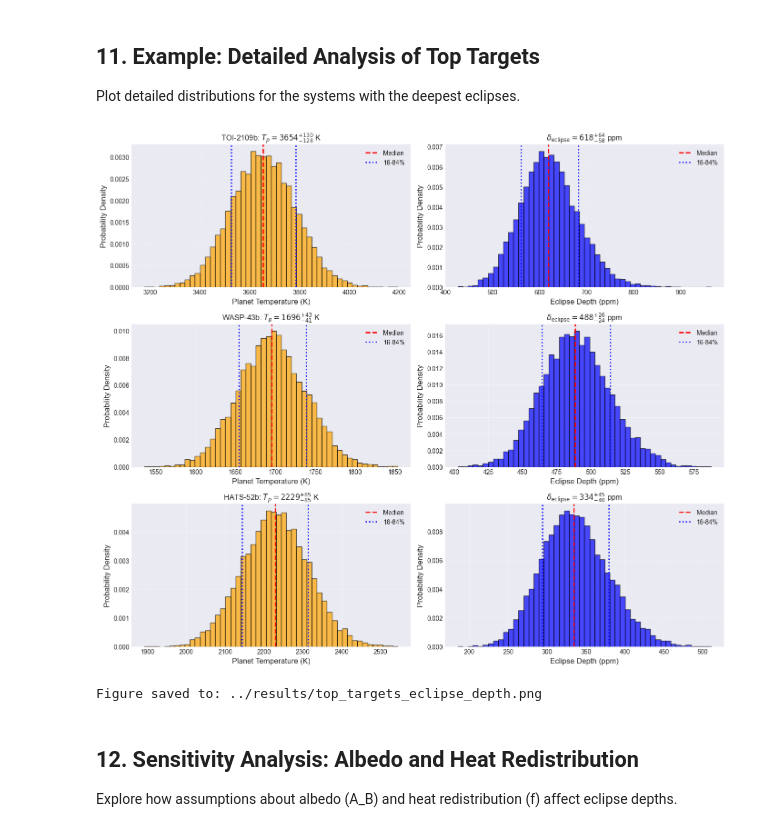
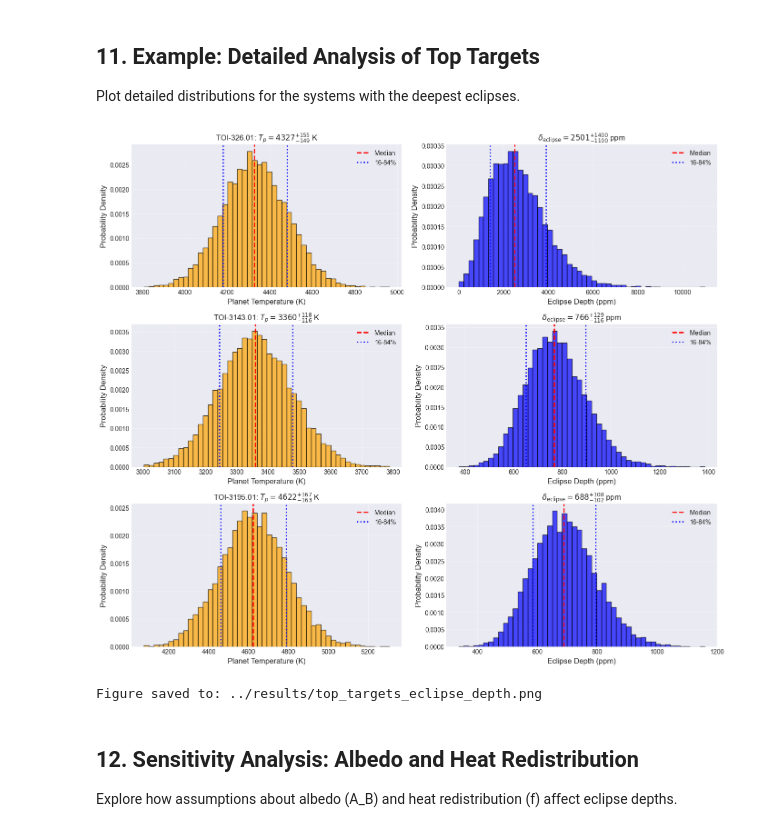
Before and after one commit to zoutongshen/Ariel-Target-Selection, a Jupyter notebook: analysis/notebooks/eclipse_depth_analysis.ipynb, the cells around one changed output. Cells and saved outputs as stored; diff of their text form; code cells hidden in the pictures.

```diff
--- a/analysis/notebooks/eclipse_depth_analysis.ipynb
+++ b/analysis/notebooks/eclipse_depth_analysis.ipynb
@@ -349,13 +374,19 @@ Example: K2-232b
 
 Match systems between MCMC results and stellar parameter catalog.
 # %%
-# Merge MCMC results with stellar parameters
+# Merge MCMC results with stellar parameters (TPC ONLY)
 systems_for_analysis = []
 missing_stellar = []
 incomplete_stellar = []
+skipped_mcs = 0
 
 for idx, row in mcmc_results.iterrows():
     planet_name = row['Planet']
+
+    # Skip MCS systems - only analyze TPC
+    if row['Dataset'] == 'MCS':
+        skipped_mcs += 1
+        continue
 
     if planet_name not in all_stellar:
         missing_stellar.append(planet_name)
@@ -392,7 +423,8 @@ for idx, row in mcmc_results.iterrows():
 
     systems_for_analysis.append(system)
 
-print(f"Systems ready for eclipse depth analysis: {len(systems_for_analysis)}")
+print(f"Systems ready for eclipse depth analysis: {len(systems_for_analysis)} (TPC only)")
+print(f"MCS systems skipped: {skipped_mcs}")
 print(f"Systems missing from stellar catalog: {len(missing_stellar)}")
 print(f"Systems with incomplete stellar data: {len(incomplete_stellar)}")
 
@@ -555,8 +591,7 @@ for i, system in enumerate(systems_for_analysis, 1):
         result = calculate_eclipse_depth_distribution(
             system,
             n_samples=10000,
-            A_B=0.0,  # Conservative (maximum T_p)
-            f=0.5,    # Uniform redistribution
+            epsilon=0.8,  # Greenhouse effect (Tessenyi et al. 2012)
             random_seed=42 + i
         )
         eclipse_results.append(result)
@@ -617,8 +652,7 @@ if len(eclipse_results) > 0:
             'depth_ppm_err_lower': result['depth_ppm_err_lower'],
             'depth_ppm_err_upper': result['depth_ppm_err_upper'],
             'depth_fractional': result['depth_median'],
-            'A_B': result['A_B'],
-            'f': result['f']
+            'epsilon': result['epsilon']
         })
 
     eclipse_summary_df = pd.DataFrame(summary_data)
@@ -765,50 +804,59 @@ Figure saved to: ../results/eclipse_depth_distributions.png
 Plot detailed distributions for the systems with the deepest eclipses.
 # %%
 if len(eclipse_results) > 0:
-    # Sort by eclipse depth
-    sorted_results = sorted(eclipse_results, key=lambda x: x['depth_ppm_median'], reverse=True)
+    # Filter out results with NaN values and extreme outliers before sorting
+    valid_results = [
+        r for r in eclipse_results
+        if np.isfinite(r['depth_ppm_median']) and r['depth_ppm_median'] < 10000
+    ]
 
-    # Plot top 3
-    n_plot = min(3, len(sorted_results))
+    if len(valid_results) == 0:
+        print("No valid results to plot.")
+    else:
+        # Sort by eclipse depth
+        sorted_results = sorted(valid_results, key=lambda x: x['depth_ppm_median'], reverse=True)
 
-    fig, axes = plt.subplots(n_plot, 2, figsize=(14, 4*n_plot))
-    if n_plot == 1:
-        axes = axes.reshape(1, -1)
+        # Plot top 3
+        n_plot = min(3, len(sorted_results))
 
-    for i in range(n_plot):
-        result = sorted_results[i]
+        fig, axes = plt.subplots(n_plot, 2, figsize=(14, 4*n_plot))
+        if n_plot == 1:
+            axes = axes.reshape(1, -1)
 
-        # Temperature distribution
-        ax = axes[i, 0]
-        ax.hist(result['T_p_samples'], bins=50, density=True, alpha=0.7, color='orange', edgecolor='black')
-        ax.axvline(result['T_p_median'], color='red', linestyle='--', linewidth=2, label='Median')
-        ax.axvline(result['T_p_median'] - result['T_p_err_lower'], color='blue', linestyle=':', linewidth=2)
-        ax.axvline(result['T_p_median'] + result['T_p_err_upper'], color='blue', linestyle=':', linewidth=2, label='16-84%')
-        ax.set_xlabel('Planet Temperature (K)', fontsize=12)
-        ax.set_ylabel('Probability Density', fontsize=12)
-        ax.set_title(f"{result['name']}: $T_p = {result['T_p_median']:.0f}^{{+{result['T_p_err_upper']:.0f}}}_{{-{result['T_p_err_lower']:.0f}}}$ K", fontsize=12)
-        ax.legend()
-        ax.grid(alpha=0.3)
+        for i in range(n_plot):
+            result = sorted_results[i]
 
-        # Eclipse depth distribution
-        ax = axes[i, 1]
-        ax.hist(result['depth_ppm_samples'], bins=50, density=True, alpha=0.7, color='blue', edgecolor='black')
-        ax.axvline(result['depth_ppm_median'], color='red', linestyle='--', linewidth=2, label='Median')
-        ax.axvline(result['depth_ppm_median'] - result['depth_ppm_err_lower'], color='blue', linestyle=':', linewidth=2)
-        ax.axvline(result['depth_ppm_median'] + result['depth_ppm_err_upper'], color='blue', linestyle=':', linewidth=2, label='16-84%')
-        ax.set_xlabel('Eclipse Depth (ppm)', fontsize=12)
-        ax.set_ylabel('Probability Density', fontsize=12)
-        ax.set_title(f"$\\delta_{{\\rm eclipse}} = {result['depth_ppm_median']:.0f}^{{+{result['depth_ppm_err_upper']:.0f}}}_{{-{result['depth_ppm_err_lower']:.0f}}}$ ppm", fontsize=12)
-        ax.legend()
-        ax.grid(alpha=0.3)
+            # Temperature distribution
+            ax = axes[i, 0]
+            ax.hist(result['T_p_samples'], bins=50, density=True, alpha=0.7, color='orange', edgecolor='black')
+            ax.axvline(result['T_p_median'], color='red', linestyle='--', linewidth=2, label='Median')
+            ax.axvline(result['T_p_median'] - result['T_p_err_lower'], color='blue', linestyle=':', linewidth=2)
+            ax.axvline(result['T_p_median'] + result['T_p_err_upper'], color='blue', linestyle=':', linewidth=2, label='16-84%')
+            ax.set_xlabel('Planet Temperature (K)', fontsize=12)
+            ax.set_ylabel('Probability Density', fontsize=12)
+            ax.set_title(f"{result['name']}: $T_p = {result['T_p_median']:.0f}^{{+{result['T_p_err_upper']:.0f}}}_{{-{result['T_p_err_lower']:.0f}}}$ K", fontsize=12)
+            ax.legend()
+            ax.grid(alpha=0.3)
+
+            # Eclipse depth distribution
+            ax = axes[i, 1]
+            ax.hist(result['depth_ppm_samples'], bins=50, density=True, alpha=0.7, color='blue', edgecolor='black')
+            ax.axvline(result['depth_ppm_median'], color='red', linestyle='--', linewidth=2, label='Median')
+            ax.axvline(result['depth_ppm_median'] - result['depth_ppm_err_lower'], color='blue', linestyle=':', linewidth=2)
+            ax.axvline(result['depth_ppm_median'] + result['depth_ppm_err_upper'], color='blue', linestyle=':', linewidth=2, label='16-84%')
+            ax.set_xlabel('Eclipse Depth (ppm)', fontsize=12)
+            ax.set_ylabel('Probability Density', fontsize=12)
+            ax.set_title(f"$\\delta_{{\\rm eclipse}} = {result['depth_ppm_median']:.0f}^{{+{result['depth_ppm_err_upper']:.0f}}}_{{-{result['depth_ppm_err_lower']:.0f}}}$ ppm", fontsize=12)
+            ax.legend()
+            ax.grid(alpha=0.3)
 
     plt.tight_layout()
     plt.savefig('../results/top_targets_eclipse_depth.png', dpi=150, bbox_inches='tight')
     plt.show()
 
     print("Figure saved to: ../results/top_targets_eclipse_depth.png")
 # %% [output]
-[figure, old version]
+[figure, new version]
 Figure saved to: ../results/top_targets_eclipse_depth.png
 # %% [markdown]
 ## 12. Sensitivity Analysis: Albedo and Heat Redistribution
```
Also changed, not shown: parts of 8 cells of this notebook, 44 other files.
